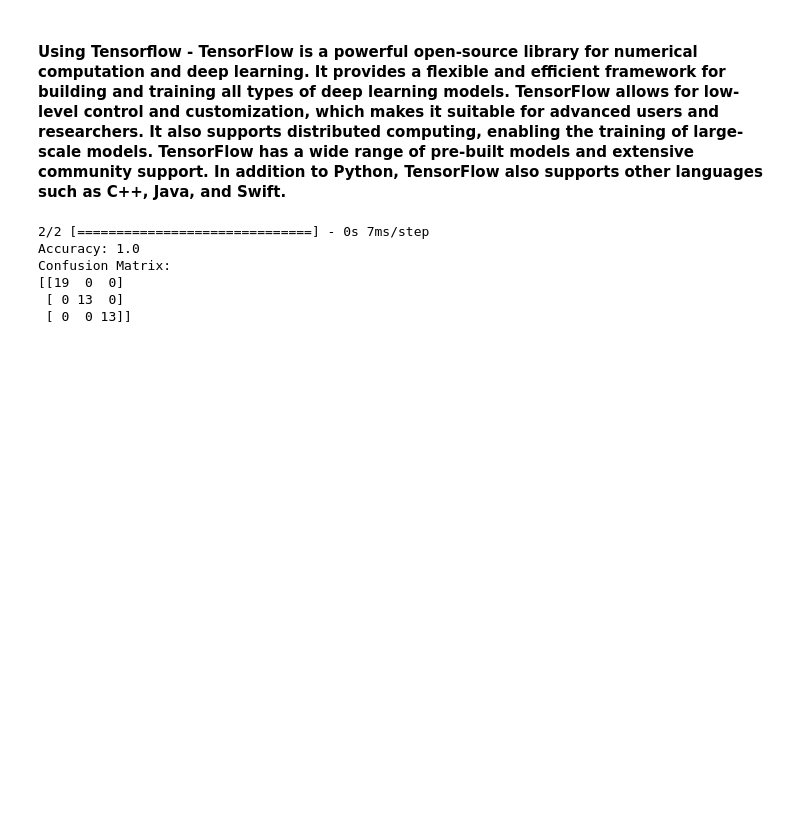
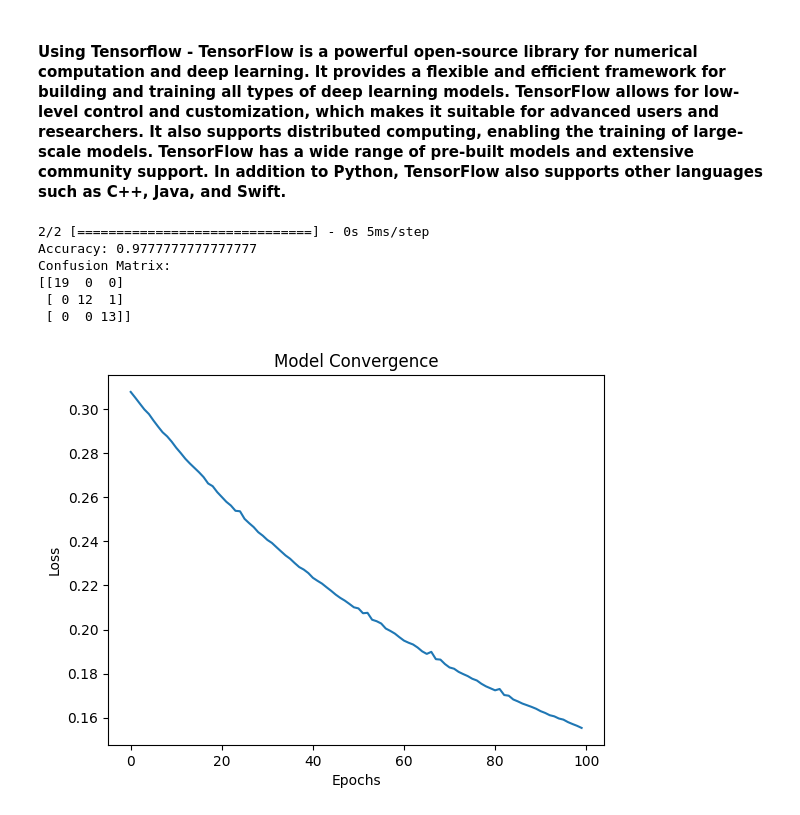
Before and after one commit to Drakunal/Deep-Learning, a Jupyter notebook: Lab 1/Lab1.ipynb, the cells around one changed output. Drawn from its saved outputs; the diff is of its cells as text; code cells hidden in the pictures; blank space fills up the shorter version.

```diff
--- a/Lab 1/Lab1.ipynb
+++ b/Lab 1/Lab1.ipynb
@@ -65,7 +61,7 @@ import tensorflow as tf
 from tensorflow.keras.models import Sequential
 from tensorflow.keras.layers import Dense
 from tensorflow.keras.utils import to_categorical
-from ann_visualizer.visualize import ann_viz
+import matplotlib.pyplot as plt
 
 # Step 1: Dataset Preparation
 iris = load_iris()
@@ -78,33 +74,41 @@ X_scaled = scaler.fit_transform(X)
 
 encoder = OneHotEncoder(sparse_output=False)
 y_encoded = encoder.fit_transform(y.reshape(-1, 1))
 
 # Step 3: Model Architecture
 model = Sequential()
 model.add(Dense(32, activation='relu', input_shape=(4,)))
 model.add(Dense(3, activation='softmax'))
 
 # Step 4: Model Training
 X_train, X_test, y_train, y_test = train_test_split(X_scaled, y_encoded, test_size=0.3, random_state=42)
 
 model.compile(loss='categorical_crossentropy', optimizer='adam', metrics=['accuracy'])
 model.fit(X_train, y_train, epochs=100, batch_size=16, verbose=0)
+history = model.fit(X_train, y_train, epochs=100, batch_size=16, verbose=0)
 
 # Step 5: Model Evaluation
 y_pred = model.predict(X_test)
 y_pred_labels = np.argmax(y_pred, axis=1)
 y_test_labels = np.argmax(y_test, axis=1)
 
 accuracy = np.mean(y_pred_labels == y_test_labels)
 confusion_mat = tf.math.confusion_matrix(y_test_labels, y_pred_labels)
 
 print("Accuracy:", accuracy)
 print("Confusion Matrix:")
 print(confusion_mat.numpy())
+
+plt.plot(history.history['loss'])
+plt.title('Model Convergence')
+plt.xlabel('Epochs')
+plt.ylabel('Loss')
+plt.show()
 # %% [output]
-2/2 [==============================] - 0s 7ms/step
-Accuracy: 1.0
+2/2 [==============================] - 0s 5ms/step
+Accuracy: 0.9777777777777777
 Confusion Matrix:
 [[19  0  0]
- [ 0 13  0]
+ [ 0 12  1]
  [ 0  0 13]]
+[figure, added]
```
Also changed, not shown: parts of 1 cell of this notebook.
